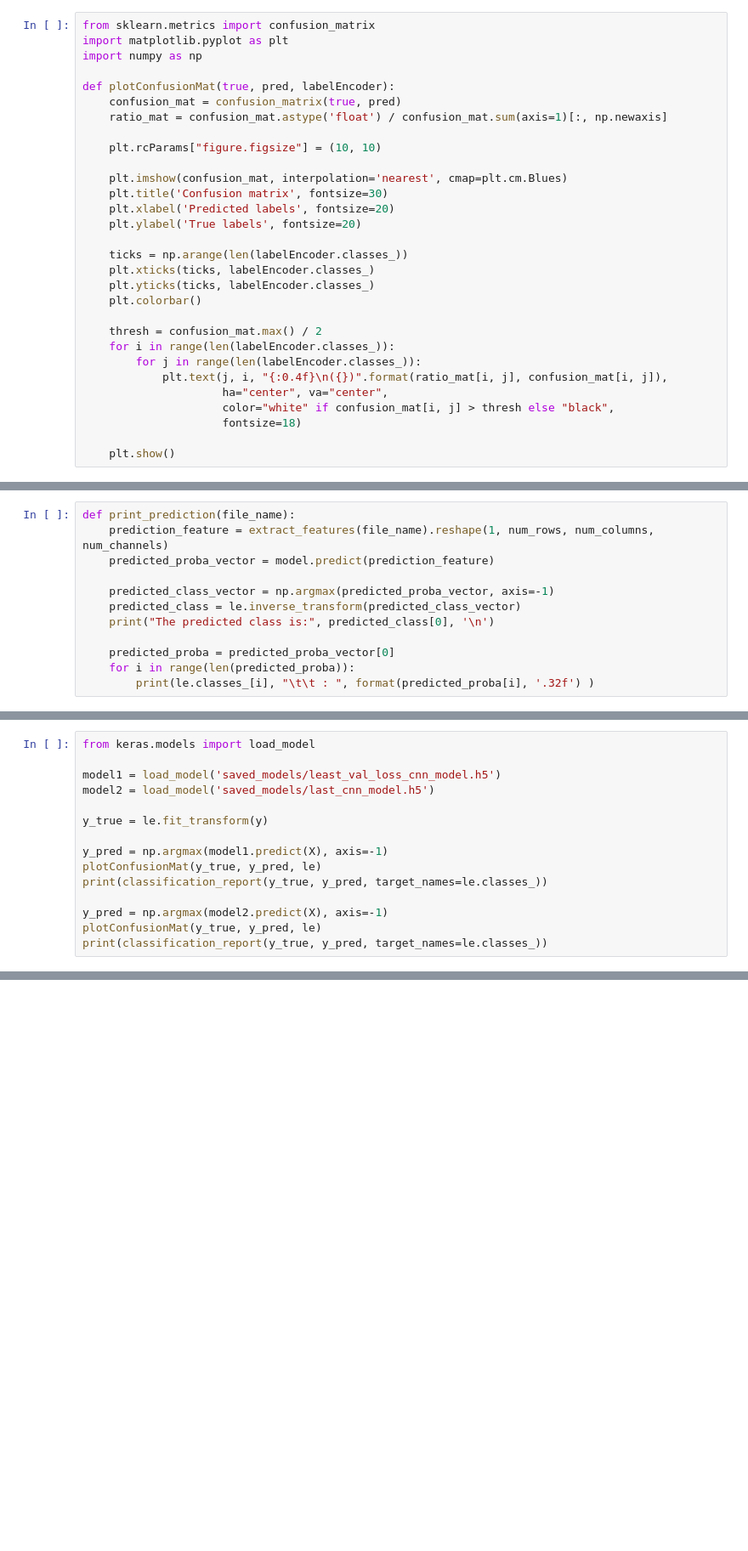
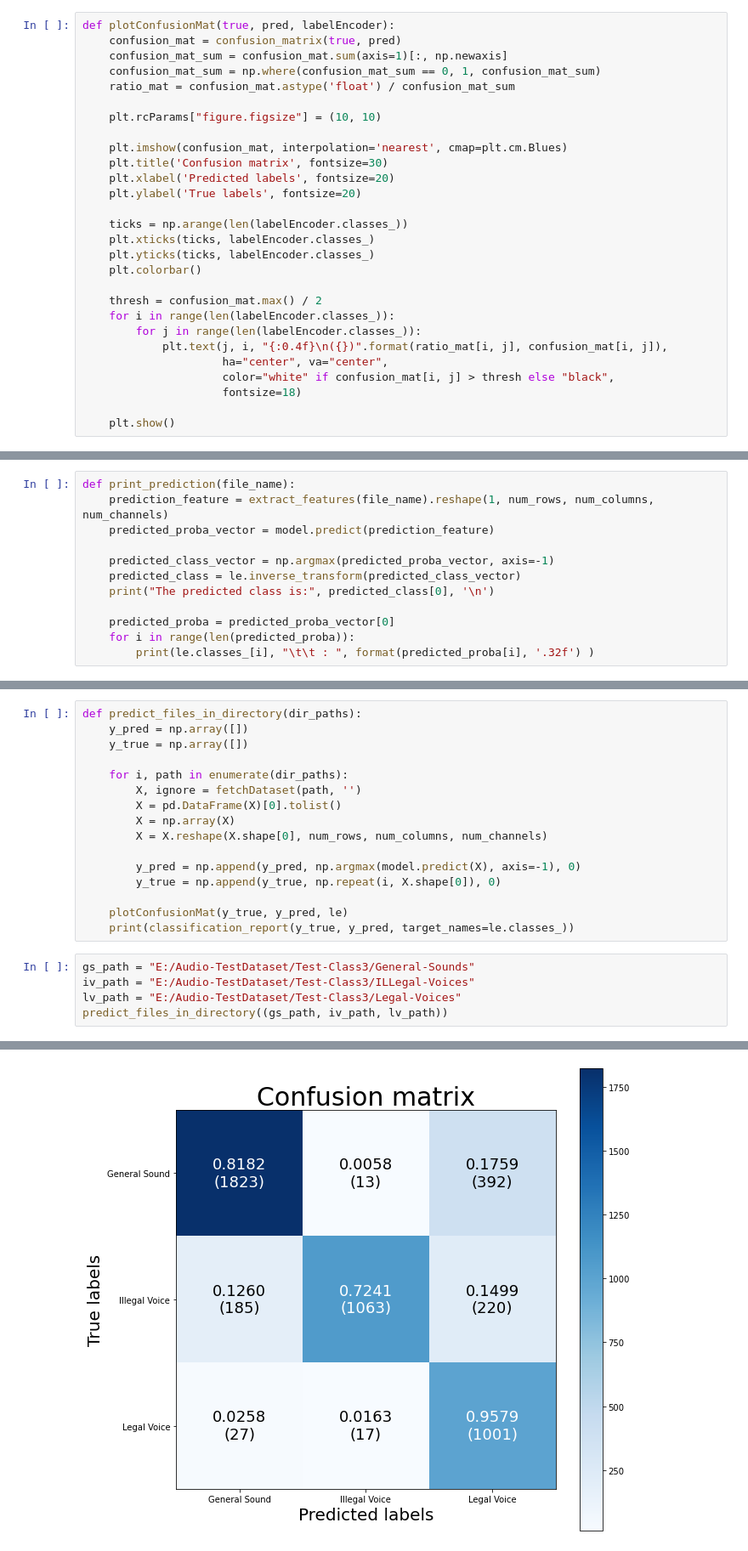
Before and after one commit to binAudioMeo/keras-CNN-MFCC, a Jupyter notebook: Binary_Classification/Audio_Classification_CNN.ipynb, the cells around one changed output, grey strips where cells are left out. Shown at 85% size. Drawn from its saved outputs; the diff is of its cells as text; blank space fills up the shorter version.

```diff
--- a/Binary_Classification/Audio_Classification_CNN.ipynb
+++ b/Binary_Classification/Audio_Classification_CNN.ipynb
@@ -249,11 +319,9 @@ Testing Accuracy:  0.9875187277793884
 # %%
-from sklearn.metrics import confusion_matrix
-import matplotlib.pyplot as plt
-import numpy as np
-
 def plotConfusionMat(true, pred, labelEncoder):
     confusion_mat = confusion_matrix(true, pred)
-    ratio_mat = confusion_mat.astype('float') / confusion_mat.sum(axis=1)[:, np.newaxis]
+    confusion_mat_sum = confusion_mat.sum(axis=1)[:, np.newaxis]
+    confusion_mat_sum = np.where(confusion_mat_sum == 0, 1, confusion_mat_sum)
+    ratio_mat = confusion_mat.astype('float') / confusion_mat_sum
 
     plt.rcParams["figure.figsize"] = (10, 10)
 
@@ -421,15 +462,0 @@ Illegal Voice       0.99      0.99      0.99      2890
-# %%
-from keras.models import load_model
-
-model1 = load_model('saved_models/least_val_loss_cnn_model.h5')
-model2 = load_model('saved_models/last_cnn_model.h5')
-
-y_true = le.fit_transform(y)
-
-y_pred = np.argmax(model1.predict(X), axis=-1)
-plotConfusionMat(y_true, y_pred, le)
-print(classification_report(y_true, y_pred, target_names=le.classes_))
-
-y_pred = np.argmax(model2.predict(X), axis=-1)
-plotConfusionMat(y_true, y_pred, le)
-print(classification_report(y_true, y_pred, target_names=le.classes_))
@@ -482,0 +465,22 @@ Testing Accuracy:  0.9875187277793884
+# %%
+def predict_files_in_directory(dir_paths):
+    y_pred = np.array([])
+    y_true = np.array([])
+
+    for i, path in enumerate(dir_paths):
+        X, ignore = fetchDataset(path, '')
+        X = pd.DataFrame(X)[0].tolist()
+        X = np.array(X)
+        X = X.reshape(X.shape[0], num_rows, num_columns, num_channels)
+
+        y_pred = np.append(y_pred, np.argmax(model.predict(X), axis=-1), 0)
+        y_true = np.append(y_true, np.repeat(i, X.shape[0]), 0)
+
+    plotConfusionMat(y_true, y_pred, le)
+    print(classification_report(y_true, y_pred, target_names=le.classes_))
+# %%
+gs_path = "E:/Audio-TestDataset/Test-Class3/General-Sounds"
+iv_path = "E:/Audio-TestDataset/Test-Class3/ILLegal-Voices"
+lv_path = "E:/Audio-TestDataset/Test-Class3/Legal-Voices"
+predict_files_in_directory((gs_path, iv_path, lv_path))
+# %% [output]
@@ -482,0 +490 @@ Testing Accuracy:  0.9875187277793884
+[figure, added]
```
Also changed, not shown: parts of 44 cells of this notebook, 4 other files.
